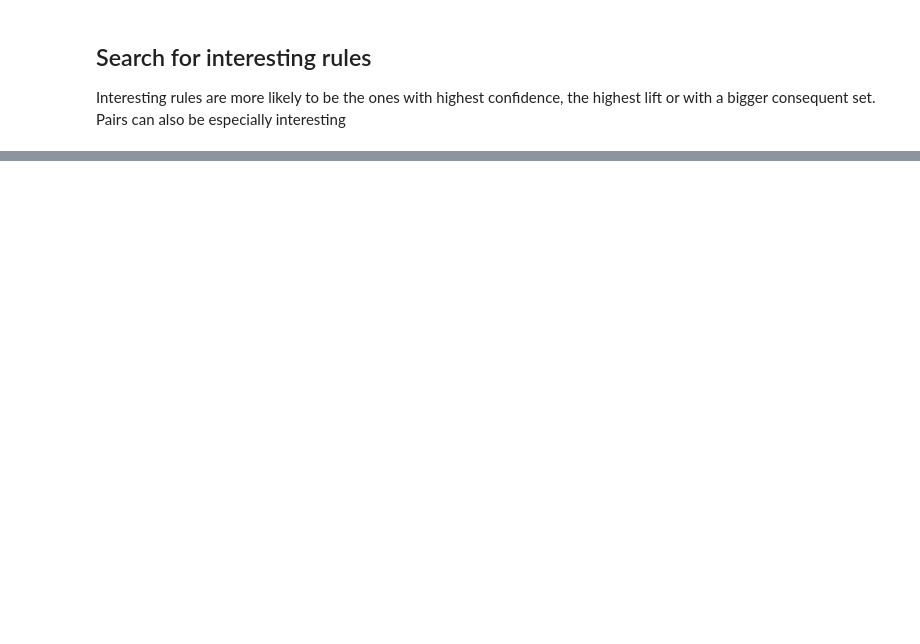
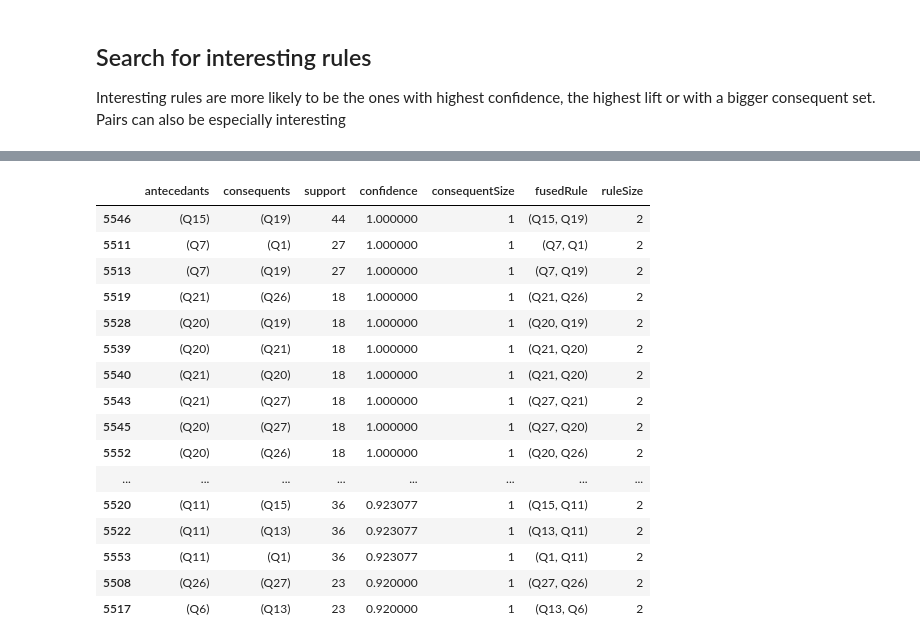
Before and after one commit to CyberCRI/dataanalysis-herocoli-redmetrics, a Jupyter notebook: v1.52/Data mining/ruleAssociationMining.ipynb, the cells around one changed output, grey strips where cells are left out. Cells and saved outputs as stored; diff of their text form; code cells hidden in the pictures; blank space fills up the shorter version.

Commit message:
working rule-association mining with csv result

```diff
--- a/v1.52/Data mining/ruleAssociationMining.ipynb
+++ b/v1.52/Data mining/ruleAssociationMining.ipynb
@@ -37,5 +19,15 @@ frequent_itemsets.shape
+# %%
+# Get frequent itemsets with support > 25%
+# run time < 1 min
+itemsets = frequent_itemsets(correctedScientificText, math.floor(len(correctedScientificText) * 0.25))
+#dict(itemsets)
 # %%
-# Generate rules according to confidence
-# < run time <
-rules = association_rules(frequent_itemsets, metric="confidence", min_threshold=0.9)
-rules.head()
+# Generate rules according to confidence, confidence > 85 %
+# run time < 5 min
+rules = association_rules(dict(itemsets), 0.85)
+#list(rules)
+# %%
+# Transform rules generator into a Dataframe
+rulesDataframe = pd.DataFrame([(ant, cons, supp, conf) for ant, cons, supp, conf in rules])
+rulesDataframe.rename(columns = {0:"antecedants", 1:"consequents", 2:"support", 3:"confidence"}, inplace=True)
+rulesDataframe.head()
@@ -52,5 +69,5 @@ confidenceSortedRules.head(50)
 # %%
 # Sort rules by size of consequent set
-rules["consequentSize"] = rules["consequents"].apply(lambda x: len(x))
-consequentSortedRules = rules.sort_values(by = ["consequentSize", "confidence", "lift"], ascending=[False, False, False])
+rulesDataframe["consequentSize"] = rulesDataframe["consequents"].apply(lambda x: len(x))
+consequentSortedRules = rulesDataframe.sort_values(by = ["consequentSize", "confidence", "support"], ascending=[False, False, False])
 consequentSortedRules.head(50)
@@ -57,10 +92,28 @@ consequentSortedRules.head(50)
 # %%
 # Select only pairs (rules with antecedent and consequent of size one)
 # Sort pairs according to confidence
-rules["fusedRule"] = rules[["antecedants", "consequents"]].apply(lambda x: frozenset().union(*x), axis=1)
-rules["ruleSize"] = rules["fusedRule"].apply(lambda x: len(x))
-pairRules = rules.sort_values(by=["ruleSize", "confidence", "lift"], ascending=[True, False, False])
+rulesDataframe["fusedRule"] = rulesDataframe[["antecedants", "consequents"]].apply(lambda x: frozenset().union(*x), axis=1)
+rulesDataframe["ruleSize"] = rulesDataframe["fusedRule"].apply(lambda x: len(x))
+pairRules = rulesDataframe.sort_values(by=["ruleSize", "confidence", "support"], ascending=[True, False, False])
 pairRules.head(30)
+# %% [output]
+|  | antecedants | consequents | support | confidence | consequentSize | fusedRule | ruleSize |
+| 5546 | (Q15) | (Q19) | 44 | 1.000000 | 1 | (Q15, Q19) | 2 |
+| 5511 | (Q7) | (Q1) | 27 | 1.000000 | 1 | (Q7, Q1) | 2 |
+| 5513 | (Q7) | (Q19) | 27 | 1.000000 | 1 | (Q7, Q19) | 2 |
+| 5519 | (Q21) | (Q26) | 18 | 1.000000 | 1 | (Q21, Q26) | 2 |
+| 5528 | (Q20) | (Q19) | 18 | 1.000000 | 1 | (Q20, Q19) | 2 |
+| 5539 | (Q20) | (Q21) | 18 | 1.000000 | 1 | (Q21, Q20) | 2 |
+| 5540 | (Q21) | (Q20) | 18 | 1.000000 | 1 | (Q21, Q20) | 2 |
+| 5543 | (Q21) | (Q27) | 18 | 1.000000 | 1 | (Q27, Q21) | 2 |
+| 5545 | (Q20) | (Q27) | 18 | 1.000000 | 1 | (Q27, Q20) | 2 |
+| 5552 | (Q20) | (Q26) | 18 | 1.000000 | 1 | (Q20, Q26) | 2 |
+| ... | ... | ... | ... | ... | ... | ... | ... |
+| 5520 | (Q11) | (Q15) | 36 | 0.923077 | 1 | (Q15, Q11) | 2 |
+| 5522 | (Q11) | (Q13) | 36 | 0.923077 | 1 | (Q13, Q11) | 2 |
+| 5553 | (Q11) | (Q1) | 36 | 0.923077 | 1 | (Q1, Q11) | 2 |
+| 5508 | (Q26) | (Q27) | 23 | 0.920000 | 1 | (Q27, Q26) | 2 |
+| 5517 | (Q6) | (Q13) | 23 | 0.920000 | 1 | (Q13, Q6) | 2 |
 # %%
 # Sort questions by number of apparition in consequents
 questions = list(correctedScientific.columns)
```
Also changed, not shown: parts of 11 cells of this notebook, 2 other files.
